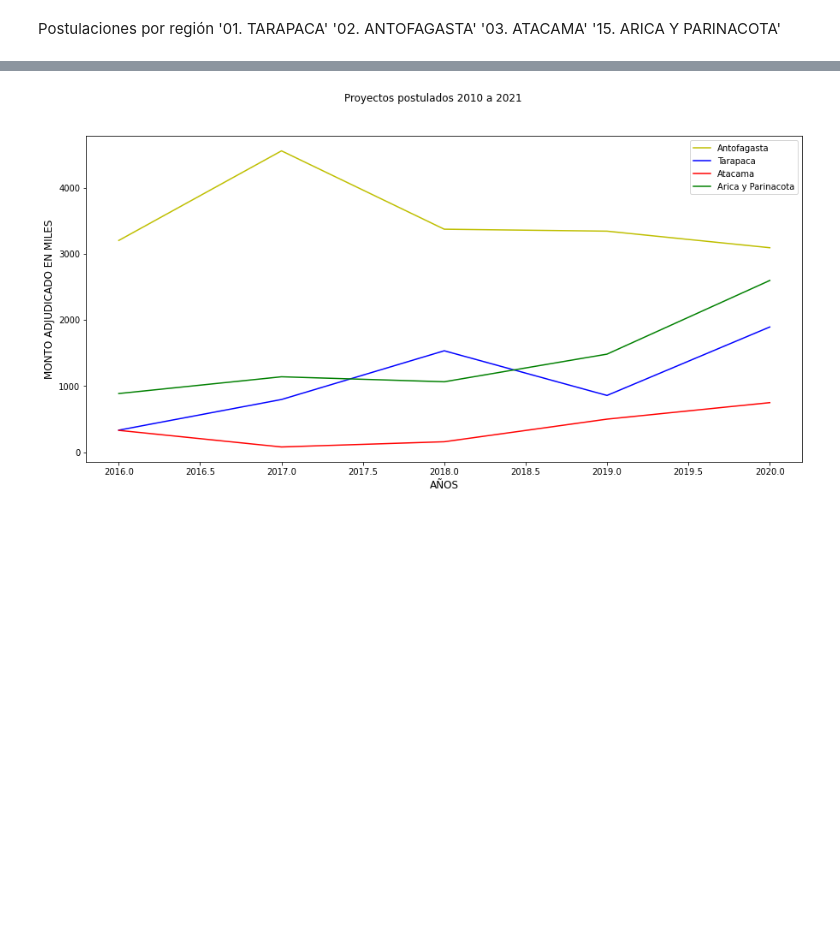
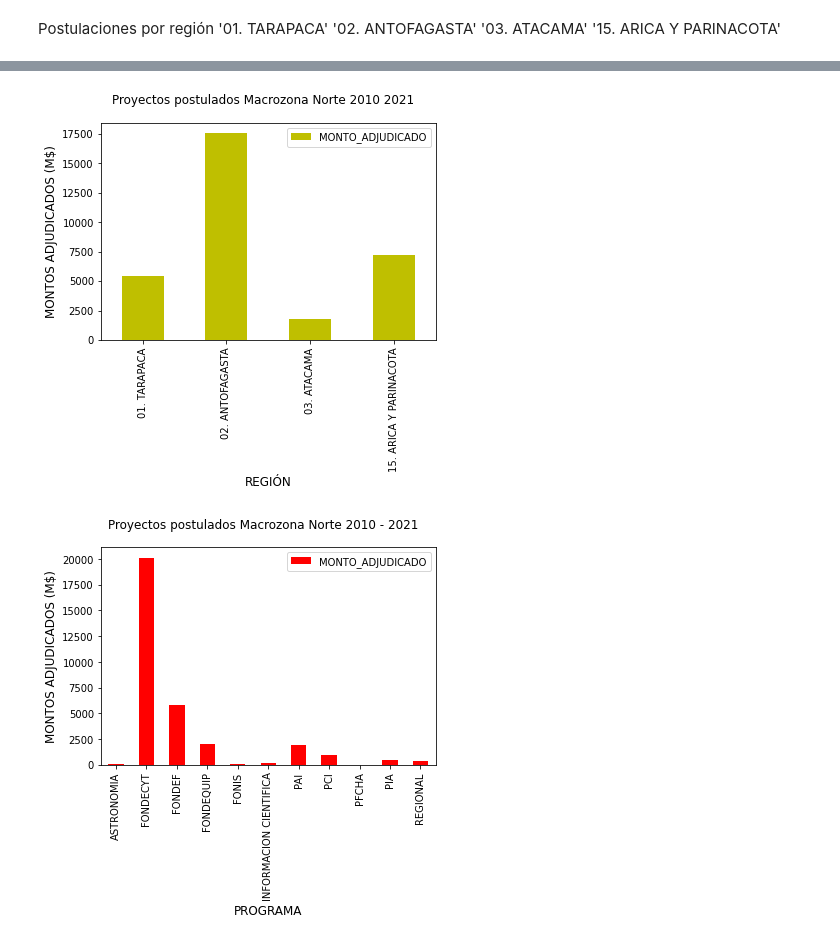
Before and after one commit to SEREMICTCI/DatosMacrozonales, a Jupyter notebook: src/proyectos_postulados_anid.ipynb, the cells around one changed output, grey strips where cells are left out. Cells and saved outputs as stored; diff of their text form; code cells hidden in the pictures; blank space fills up the shorter version.

Commit message:
Grafico de montos adjudicados en $M

```diff
--- a/src/proyectos_postulados_anid.ipynb
+++ b/src/proyectos_postulados_anid.ipynb
@@ -110,18 +109,23 @@ plt.show()
-# %%
-
-
-fig, ax = plt.subplots(figsize=(15,7))
-
-dfAntofagasta[dfAntofagasta.ESTADO_RESOLUCION=='ADJUDICADO'].groupby(['AÑO']).sum()['MONTO_ADJUDICADO'].plot(ax=ax,label = 'Antofagasta',color='y')
-dfTarapaca[dfTarapaca.ESTADO_RESOLUCION=='ADJUDICADO'].groupby(['AÑO']).sum()['MONTO_ADJUDICADO'].plot(ax=ax,label = 'Tarapaca',color='b')
-dfAtacama[dfAtacama.ESTADO_RESOLUCION=='ADJUDICADO'].groupby(['AÑO']).sum()['MONTO_ADJUDICADO'].plot(ax=ax,label = 'Atacama',color='r')
-dfAricaParinacota[dfAricaParinacota.ESTADO_RESOLUCION=='ADJUDICADO'].groupby(['AÑO']).sum()['MONTO_ADJUDICADO'].plot(ax=ax,label = 'Arica y Parinacota',color='g')
-
-plt.suptitle('Proyectos postulados 2010 a 2021')
-plt.ylabel('MONTO ADJUDICADO EN MILES',fontsize=12)
-plt.xlabel('AÑOS',fontsize=12)
-plt.legend()
-
-plt.show()
-# %% [output]
-[figure, removed]
+# %%
+dfResult = dfNorte[dfNorte.ESTADO_RESOLUCION == 'ADJUDICADO'].groupby([dfNorte.REGION]).sum()['MONTO_ADJUDICADO']
+dfResult.plot.bar(color='y')
+
+plt.suptitle('Proyectos postulados Macrozona Norte ' +  str(AÑO) + ' - ' + str(datetime.datetime.now().year))
+plt.ylabel('MONTOS ADJUDICADOS (M$)',fontsize=12)
+plt.xlabel('REGIÓN',fontsize=12)
+plt.legend()
+
+plt.show()
+
+dfResult = dfNorte[dfNorte.ESTADO_RESOLUCION == 'ADJUDICADO'].groupby([dfNorte.PROGRAMA]).sum()['MONTO_ADJUDICADO']
+dfResult.plot.bar(color='r')
+
+plt.suptitle('Proyectos postulados Macrozona Norte ' +  str(AÑO) + ' - ' + str(datetime.datetime.now().year))
+plt.ylabel('MONTOS ADJUDICADOS (M$)',fontsize=12)
+plt.xlabel('PROGRAMA',fontsize=12)
+plt.legend()
+
+plt.show()
+# %% [output]
+[figure, added]
+[figure, added]
```
Also changed, not shown: parts of 4 cells of this notebook.
